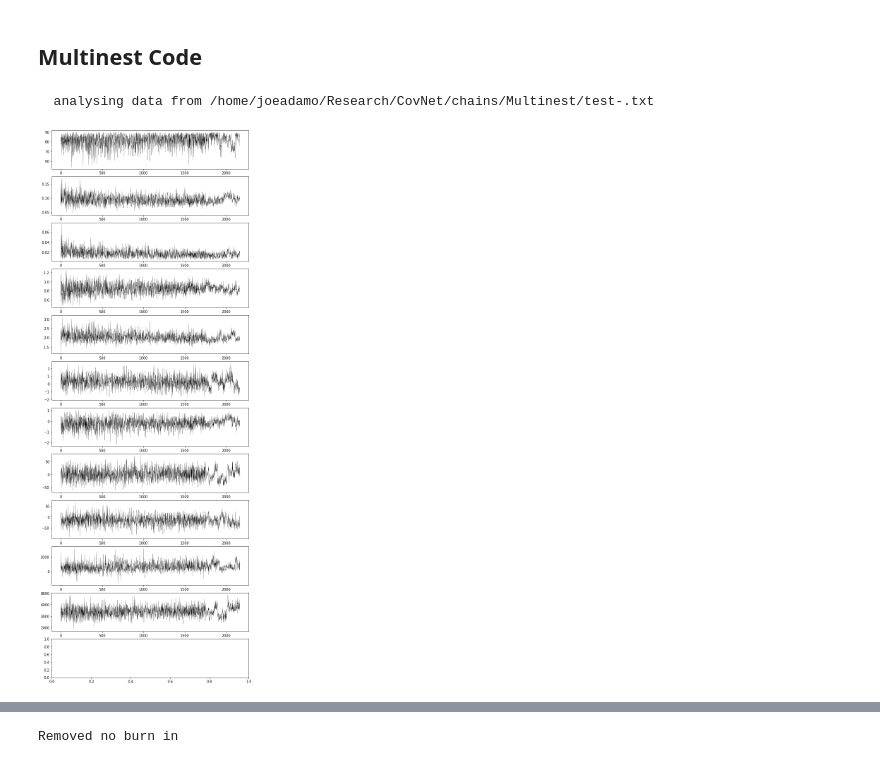
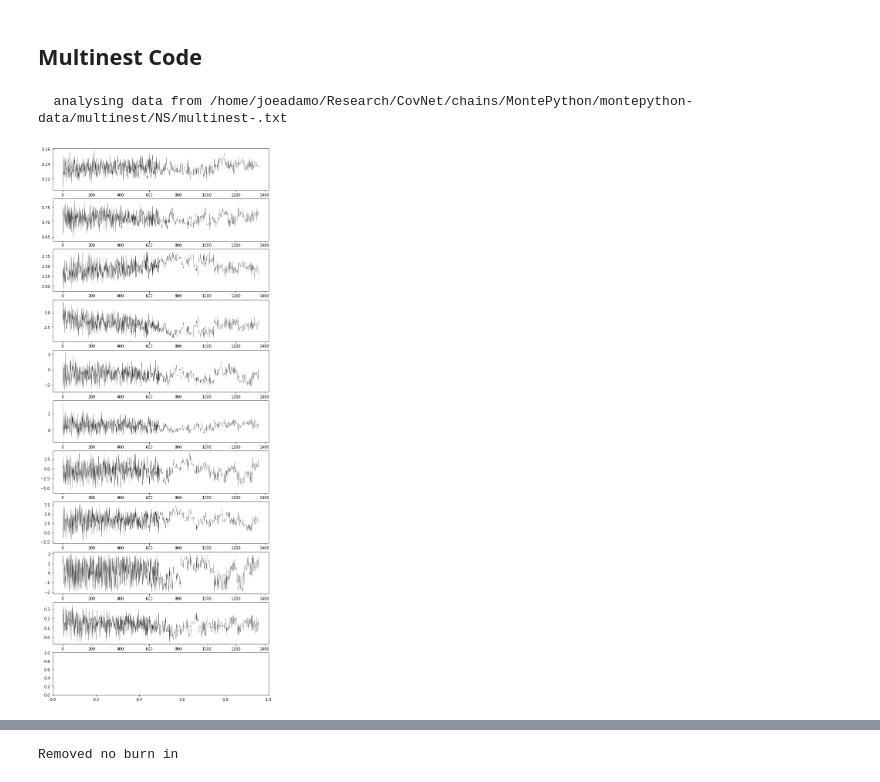
Before and after one commit to jadamo/CovNet, a Jupyter notebook: notebooks/Likelihood.ipynb, the cells around one changed output, grey strips where cells are left out. Drawn from its saved outputs; the diff is of its cells as text; code cells hidden in the pictures.

```diff
--- a/notebooks/Likelihood.ipynb
+++ b/notebooks/Likelihood.ipynb
@@ -285,22 +207,28 @@ def load_chains(prefix, burn_in, names):
 # %%
 #prefix="/test-marg/2023-01-27_15000"
 #prefix="test-2/2023-02-02_15000"
-prefix_1="montepython-data/update-marg/2023-01-26_15000"
-prefix_2="beutler-data/initial-marg/2023-02-10_15000"
-prefix_3="montepython-data/initial/2023-02-19_35000"
-
+prefix_1="simulated-data/fixed-gaussian/"
+prefix_2="simulated-data/vary-gaussian/"
+prefix_3="simulated-data/vary-no-determinant/"
+# prefix_4="simulated-data/no-determinant/"
+# prefix_5 = "montepython-data/multinest/chain_NS__accepted.txt"
 
 names=["jump factor?", " -log lkl", "omch2", "h", "As", "b1", "b2", "bG2", "cs0", "cs2", "Pshot", "b4", "Omega_m", "H0", "sigma8"]
+names_MS=["?", "-ln(Z)", "omch2", "h", "As", "b1", "b2", "bG2", "cs0", "cs2", "Pshot", "b4", "Omega_m", "H0", "sigma8"]
 names_marg=["jump factor?", " -log lkl", "omch2", "h", "As", "b1", "b2", "bG2", "Omega_m", "H0", "sigma8"]
 
 # To find out how many points to remove right now, run ./montpython.py info
-burn_in_1 = [149, 135, 128, 164]
-burn_in_2 = [20,27,23,32]
-burn_in_3 = [1323, 1221, 1278, 1156]
+burn_in_1 = [14, 13, 10, 11]
+burn_in_2 = [9,25,17,17]
+burn_in_3 = [91, 102, 87, 106]
+# burn_in_4 = [99, 87, 107, 90]
 
 chain_1 = load_chains(prefix_1, burn_in_1, names_marg)
 chain_2 = load_chains(prefix_2, burn_in_2, names_marg)
-chain_3 = load_chains(prefix_3, burn_in_3, names)
+chain_3 = load_chains(prefix_3, burn_in_3, names_marg)
+#chain_4 = load_chains(prefix_4, burn_in_4, names_marg)
+
+# chain_5 = load_multinest_chains(prefix_5, 7377, names)
 # %%
 # test that each chain looks good
 for name in chain_3.dtype.names:
@@ -348,8 +283,8 @@ NameError: name 'chain_fid' is not defined
 # %%
 #chain_sub = np.vstack([chain_3["H0"], chain_3["omch2"], chain_3["Omega_m"], chain_3["sigma8"]]).T
-chain_sub = np.vstack([chain_3["omch2"], chain_3["h"], chain_3["As"], chain_3["b1"], \
-                       chain_3["b2"], chain_3["bG2"], chain_3["cs0"], chain_3["cs2"], \
-                       chain_3["Pshot"], chain_3["b4"]]).T
+chain_sub = np.vstack([chain_5["omch2"], chain_5["h"], chain_5["As"], chain_5["b1"], \
+                       chain_5["b2"], chain_5["bG2"], chain_5["cs0"], chain_5["cs2"], \
+                       chain_5["Pshot"], chain_5["b4"]]).T
 C_theta = np.cov(chain_sub, rowvar=False)
 
 print(C_theta.shape)
@@ -358,7 +293,7 @@ for i in range(C_theta.shape[0]):
 
 header = "omega_cdm, h, ln10^{10}A_s, b^{(1)}_1, b^{(1)}_2, b^{(1)}_{G_2},c^{(1)}_{0}, c^{(1)}_{2}, P^{(1)}_{shot}, b^{(1)}_4"#\Omega_m, sigma8"
 
-np.savetxt(montepython_dir+"beutler-data/run1/run1.covmat", C_theta, header=header)
+np.savetxt(montepython_dir+"simulated-data/ms.covmat", C_theta, header=header)
 L = np.linalg.cholesky(C_theta)
 
 plt.imshow(C_theta, vmin=0)
@@ -617,28 +644,30 @@ plt.plot(range(1000), t_correlate)
 ## Multinest Code
 # %%
 # lets analyse the results
-multinest_dir = "/home/joeadamo/Research/CovNet/chains/Multinest/test-"
+import pymultinest
+NDIM=10
+multinest_dir = "/home/joeadamo/Research/CovNet/chains/MontePython/montepython-data/multinest/NS/multinest-"
 
-a_T0 = pymultinest.Analyzer(n_params = 11, outputfiles_basename=multinest_dir)
+a_T0 = pymultinest.Analyzer(n_params = 10, outputfiles_basename=multinest_dir)
 #a_no_T0 = pymultinest.Analyzer(n_params = n_params, outputfiles_basename=chains_dir+prefix[1])
 #s = a.get_stats()
 
 # This takes the end of the chain calculated by multinest
 chain_Mult_T0 = a_T0.get_equal_weighted_posterior()
 #chain_Mult_no_T0 = a_no_T0.get_equal_weighted_posterior()
 
 #chain_Mult_T0[:,3] = np.exp(chain_Mult_T0[:,3]) / 1e10
 #chain_Mult_no_T0[:,3] = np.exp(chain_Mult_no_T0[:,3]) / 1e10
 fig, ax = plt.subplots(NDIM+1,1,figsize=(10, 2.5 * NDIM+1))
 for i in range(NDIM):
     ax[i].plot(chain_Mult_T0[:,i], 'k-', lw=0.3)
 #fig, ax = plt.subplots(NDIM+1,1,figsize=(10, 2.5 * NDIM+1))
 #for i in range(7):
 #    ax[i].plot(chain_Mult_no_T0[:,i], 'k-', lw=0.3)
 plt.show()
 # %% [output]
-  analysing data from /home/joeadamo/Research/CovNet/chains/Multinest/test-.txt
+  analysing data from /home/joeadamo/Research/CovNet/chains/MontePython/montepython-data/multinest/NS/multinest-.txt
-[figure, old version]
+[figure, new version]
 # %%
 N_BURN_IN = 10
 Omega_b = 0.048206; h = cosmo_fid[0] / 100.
```
Also changed, not shown: parts of 25 cells of this notebook, 9 other files.
